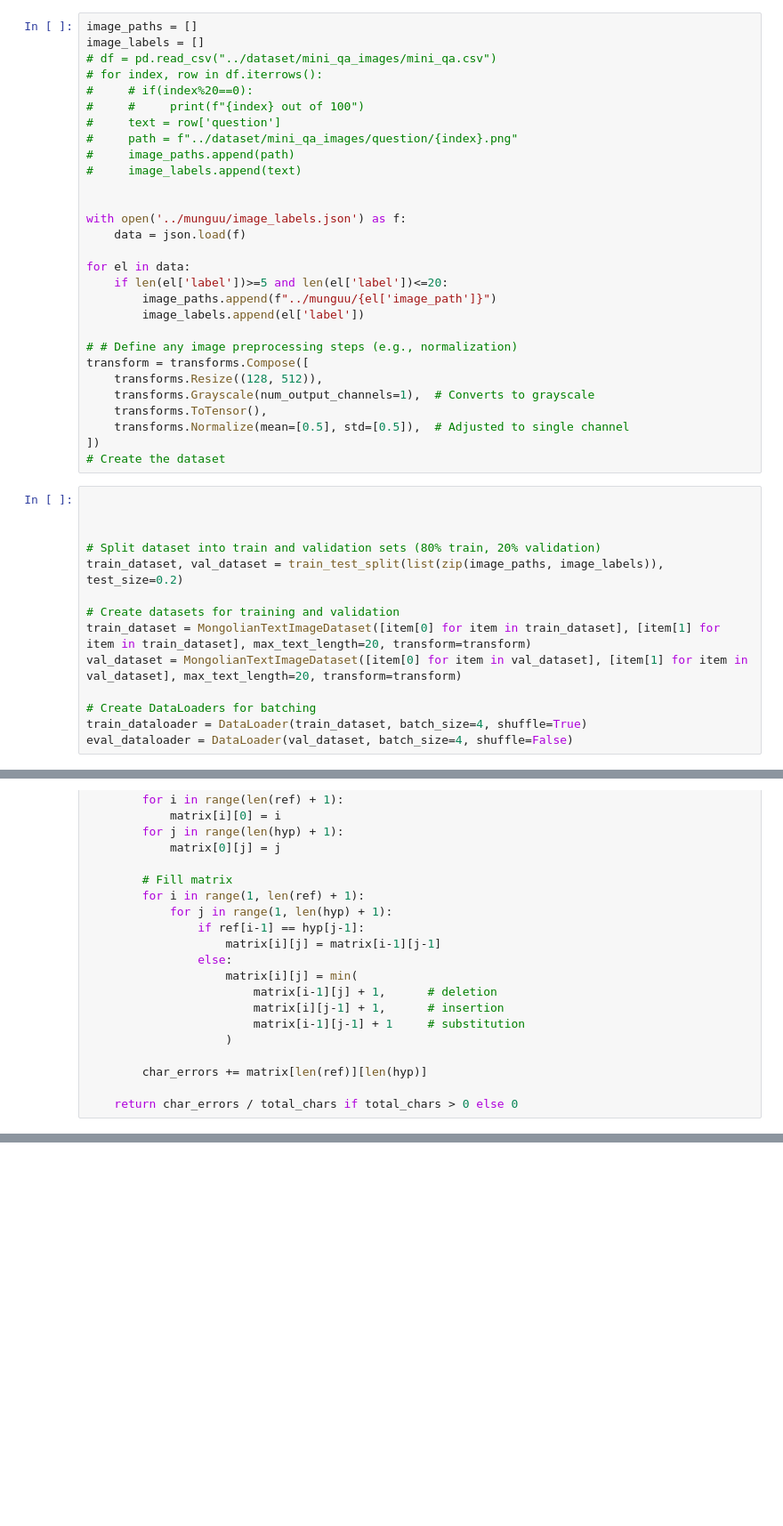
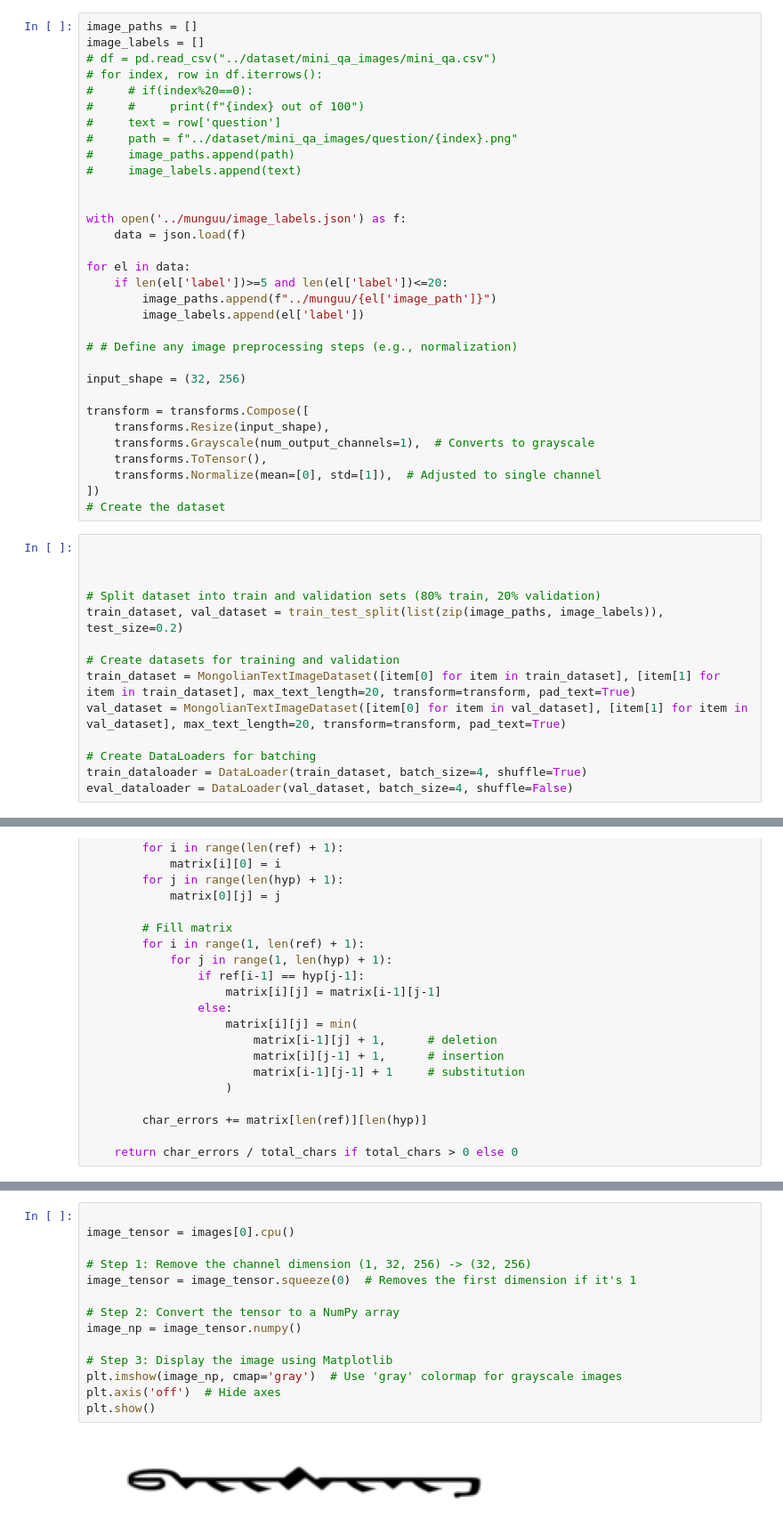
Before and after one commit to Munguudog/Mongol-tuulgatnii-hoyr-erhem-project-OCR-, a Jupyter notebook: adiya/trainv2.ipynb, the cells around one changed output, grey strips where cells are left out. Shown at 89% size. Saved outputs shown, nothing was run; the diff lists cells and outputs as text; blank space fills up the shorter version.

Commit message:
finally first

```diff
--- a/adiya/trainv2.ipynb
+++ b/adiya/trainv2.ipynb
@@ -126,11 +129,14 @@ for el in data:
         image_labels.append(el['label'])
 
 # # Define any image preprocessing steps (e.g., normalization)
+
+input_shape = (32, 256)
+
 transform = transforms.Compose([
-    transforms.Resize((128, 512)),
+    transforms.Resize(input_shape),
     transforms.Grayscale(num_output_channels=1),  # Converts to grayscale
     transforms.ToTensor(),
-    transforms.Normalize(mean=[0.5], std=[0.5]),  # Adjusted to single channel
+    transforms.Normalize(mean=[0], std=[1]),  # Adjusted to single channel
 ])
 # Create the dataset
 # %%
@@ -141,8 +147,8 @@ transform = transforms.Compose([
 train_dataset, val_dataset = train_test_split(list(zip(image_paths, image_labels)), test_size=0.2)
 
 # Create datasets for training and validation
-train_dataset = MongolianTextImageDataset([item[0] for item in train_dataset], [item[1] for item in train_dataset], max_text_length=20, transform=transform)
-val_dataset = MongolianTextImageDataset([item[0] for item in val_dataset], [item[1] for item in val_dataset], max_text_length=20, transform=transform)
+train_dataset = MongolianTextImageDataset([item[0] for item in train_dataset], [item[1] for item in train_dataset], max_text_length=20, transform=transform, pad_text=True)
+val_dataset = MongolianTextImageDataset([item[0] for item in val_dataset], [item[1] for item in val_dataset], max_text_length=20, transform=transform, pad_text=True)
 
 # Create DataLoaders for batching
 train_dataloader = DataLoader(train_dataset, batch_size=4, shuffle=True)
@@ -578,0 +715,16 @@ Epoch 50/50, Loss: 3.2280, Val Loss: 3.0430, WER: 1.0000, CER: 1.0000
+# %%
+
+image_tensor = images[0].cpu()
+
+# Step 1: Remove the channel dimension (1, 32, 256) -> (32, 256)
+image_tensor = image_tensor.squeeze(0)  # Removes the first dimension if it's 1
+
+# Step 2: Convert the tensor to a NumPy array
+image_np = image_tensor.numpy()
+
+# Step 3: Display the image using Matplotlib
+plt.imshow(image_np, cmap='gray')  # Use 'gray' colormap for grayscale images
+plt.axis('off')  # Hide axes
+plt.show()
+# %% [output]
+[figure, added]
```
Also changed, not shown: parts of 9 cells of this notebook, 2 other files.
